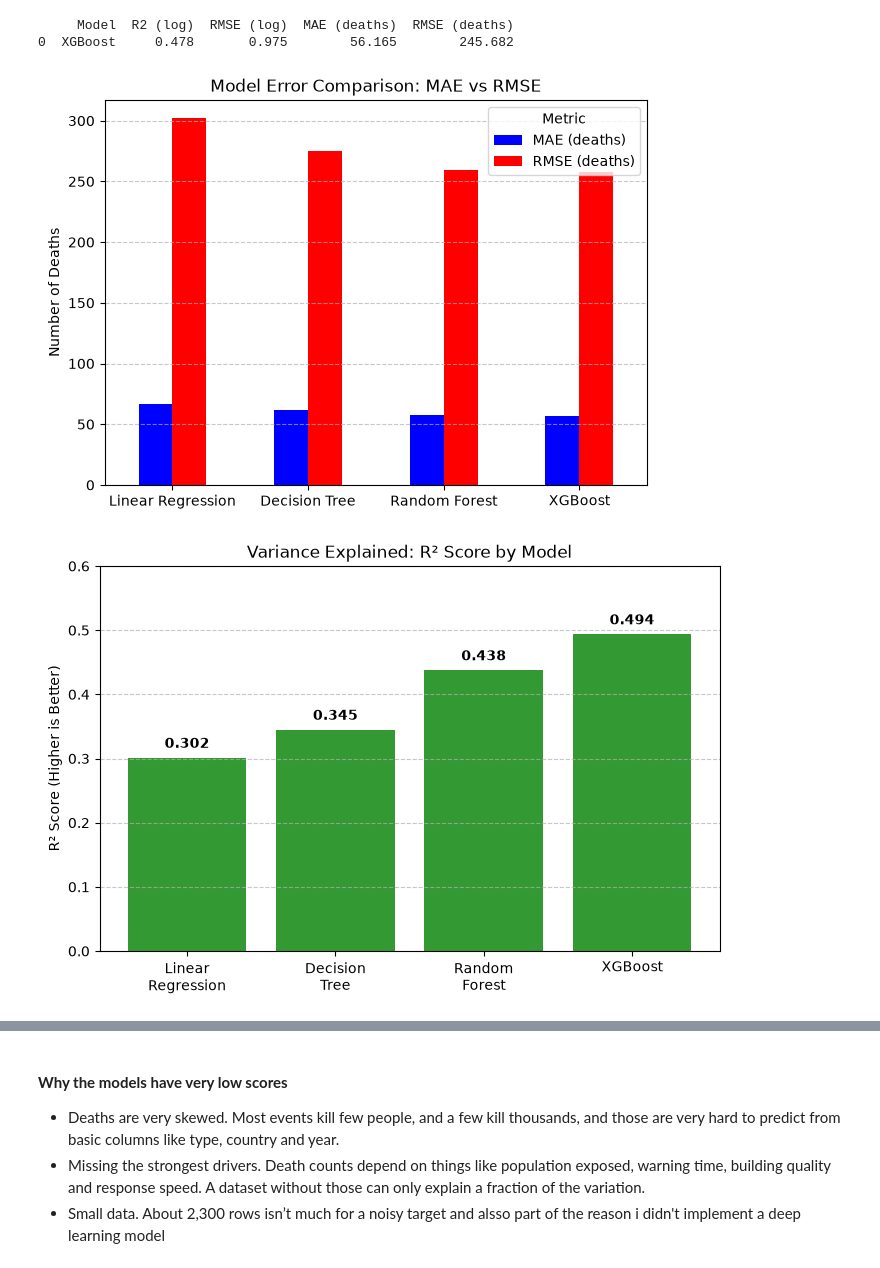
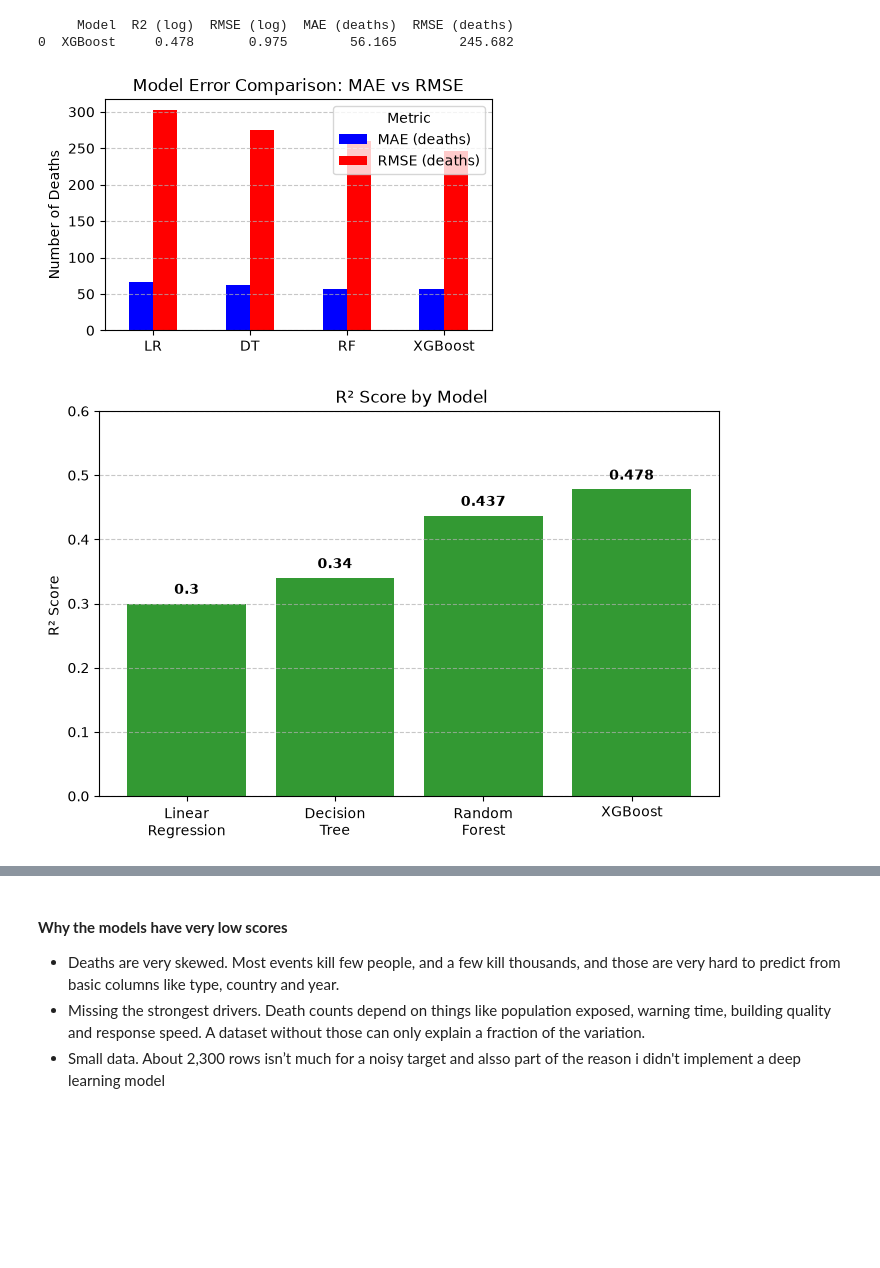
Before and after one commit to abelkk/Africa-Disaster-Impact-Predictor, a Jupyter notebook: noteboooks/app.ipynb, the cells around one changed output, grey strips where cells are left out. Cells and saved outputs as stored; diff of their text form; code cells hidden in the pictures; blank space fills up the shorter version.

```diff
--- a/noteboooks/app.ipynb
+++ b/noteboooks/app.ipynb
@@ -569,25 +629,25 @@ print(pd.DataFrame([xgb_results]).round(3))
 0  XGBoost     0.478       0.975        56.165        245.682
 # %%
 results_data = {
-    'Model': ['Linear Regression', 'Decision Tree', 'Random Forest', 'XGBoost'],
-    'MAE (deaths)': [67.0, 62.1, 57.2, 57.0],
-    'RMSE (deaths)': [302.0, 274.7, 259.3, 257.8]
+    'Model': ['LR', 'DT', 'RF', 'XGBoost'],
+    'MAE (deaths)': [67.0, 62.1, 57.2, 56.2],
+    'RMSE (deaths)': [302.0, 274.7, 259.3, 245.68]
 }
 df_results = pd.DataFrame(results_data).set_index('Model')
-ax = df_results.plot(kind='bar', figsize=(7, 5), color=['blue', 'red'])
+ax = df_results.plot(kind='bar', figsize=(5, 3), color=['blue', 'red'])
 plt.title('Model Error Comparison: MAE vs RMSE')
 plt.ylabel('Number of Deaths')
 plt.xlabel('')
 plt.xticks(rotation=0)
 plt.legend(title='Metric')
 plt.grid(axis='y', linestyle='--', alpha=0.7)
 plt.show()
 # %% [output]
-[figure, old version]
+[figure, new version]
 # %%
 r2_data = {
     'Model': ['Linear\nRegression', 'Decision\nTree', 'Random\nForest', 'XGBoost'],
-    'R2 Score': [0.301565, 0.345175, 0.437963, 0.494000]
+    'R2 Score': [0.30, 0.34, 0.437, 0.478]
 }
 df_r2 = pd.DataFrame(r2_data)
 
@@ -598,13 +658,13 @@ for bar in bars:
     yval = bar.get_height()
     plt.text(bar.get_x() + bar.get_width()/2, yval + 0.01, round(yval, 3),
              ha='center', va='bottom', fontweight='bold')
-plt.title('Variance Explained: R² Score by Model')
-plt.ylabel('R² Score (Higher is Better)')
+plt.title(' R² Score by Model')
+plt.ylabel('R² Score ')
 plt.ylim(0, 0.6)
 plt.grid(axis='y', linestyle='--', alpha=0.7)
 plt.show()
 # %% [output]
-[figure, old version]
+[figure, new version]
 # %% [markdown]
 ##### **Insights on the Model perfomace**
 **1. Linear Regression**
```
Also changed, not shown: parts of 10 cells of this notebook, 3 other files.
